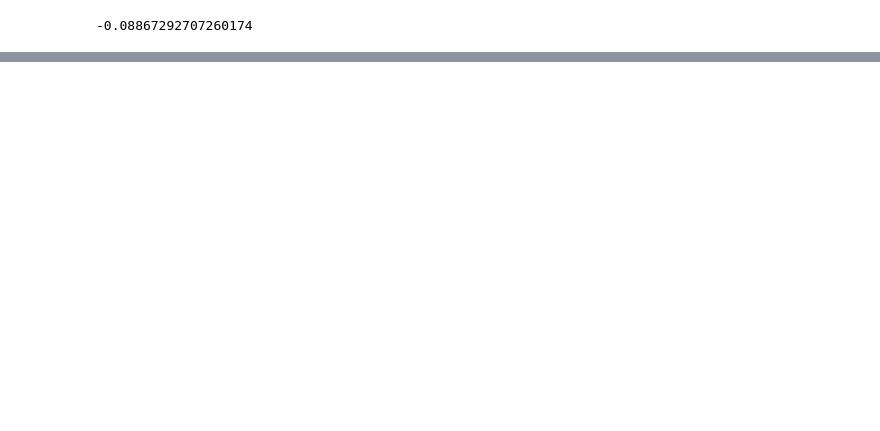
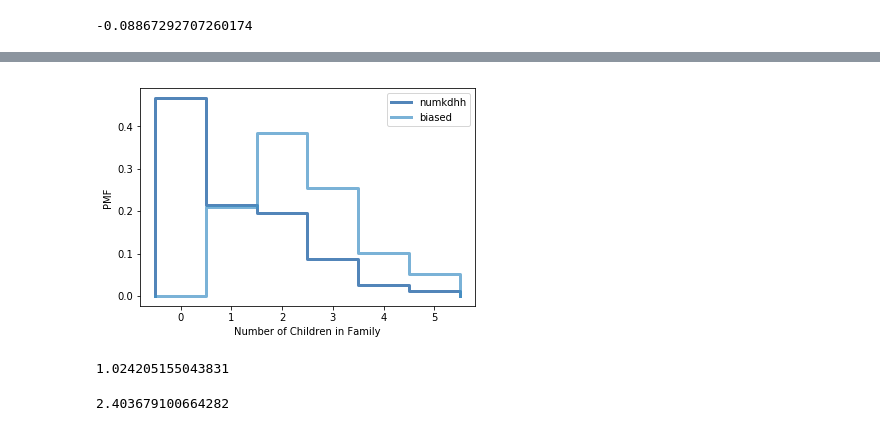
Before and after one commit to tkiral/dsp, a Jupyter notebook: lessons/statistics/exercises.ipynb, the cells around one changed output, grey strips where cells are left out. Drawn from its saved outputs; the diff is of its cells as text; code cells hidden in the pictures; blank space fills up the shorter version.

```diff
--- a/lessons/statistics/exercises.ipynb
+++ b/lessons/statistics/exercises.ipynb
@@ -43,3 +34,25 @@ Index(['caseid', 'pregordr', 'howpreg_n', 'howpreg_p', 'moscurrp', 'nowprgdk',
+# %%
+def BiasPmf(pmf, label):
+    p = pmf.Copy(label=label)
+    for x, y in pmf.Items():
+        p.Mult(x,x)
+    p.Normalize()
+    return p
+# %%
+bpmf = BiasPmf(pmf,label='biased')
+thinkplot.PrePlot(2)
+thinkplot.Pmfs([pmf,bpmf])
+thinkplot.Config(xlabel='Number of Children in Family',ylabel='PMF')
+# %% [output]
+[figure, added]
+# %%
+pmf.Mean()
+# %% [output]
+1.024205155043831
+# %%
+bpmf.Mean()
+# %% [output]
+2.403679100664282
 # %%
 ##4-2-random_dist
 # %%
```
Also changed, not shown: parts of 14 cells of this notebook, 5 other files.
